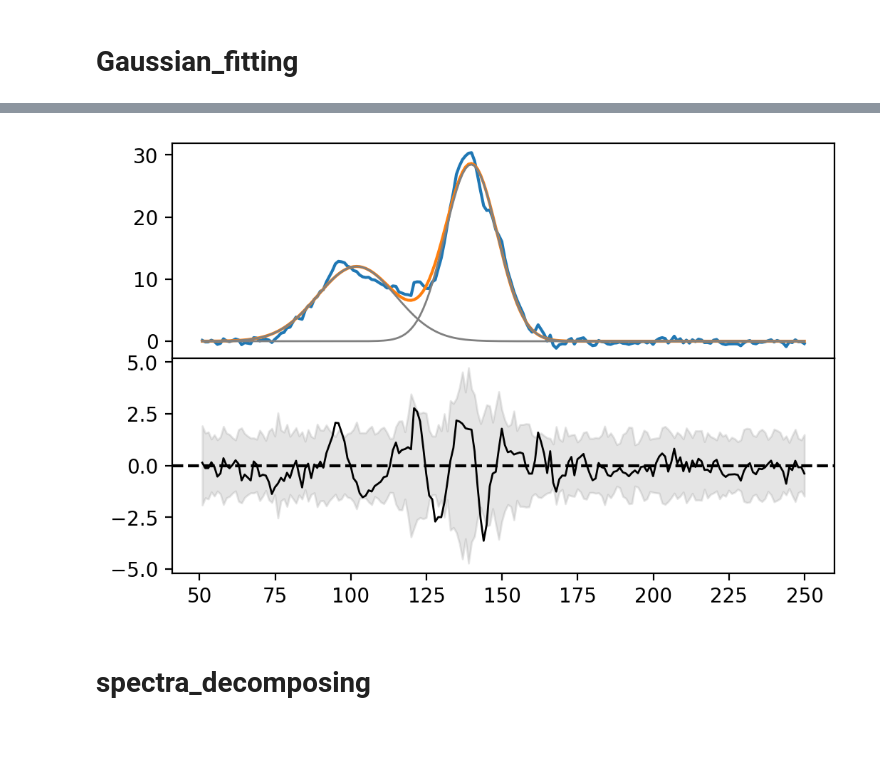
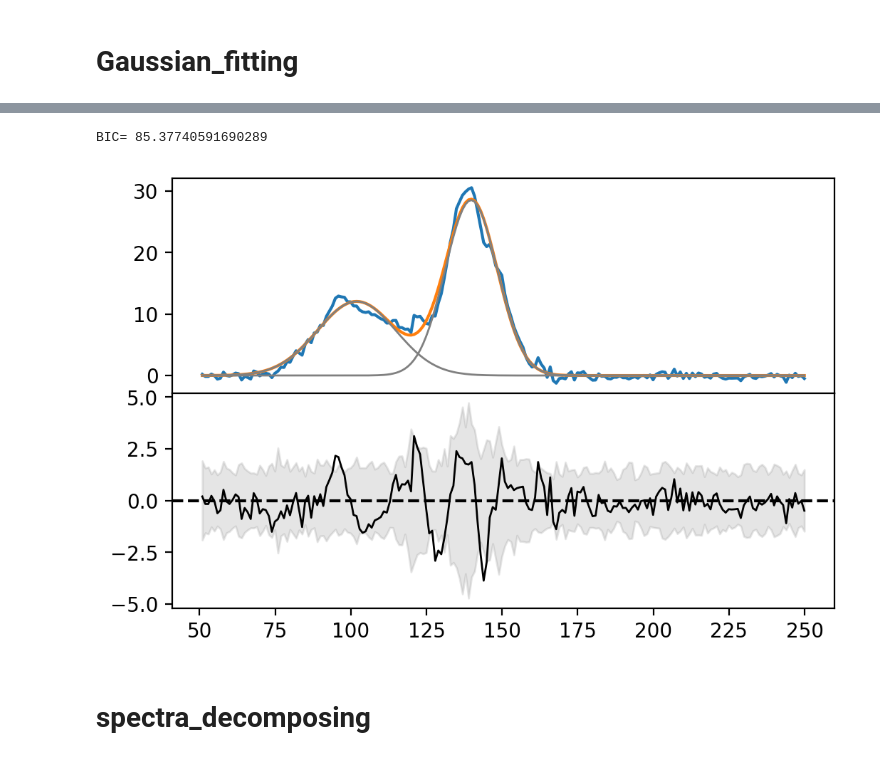
Before and after one commit to retarchen/Absorption_fitting, a Jupyter notebook: test.ipynb, the cells around one changed output, grey strips where cells are left out. Drawn from its saved outputs; the diff is of its cells as text; code cells hidden in the pictures.

```diff
--- a/test.ipynb
+++ b/test.ipynb
@@ -40,8 +37,9 @@ datapathbase='/d/bip5/hchen'
 # %% [markdown]
 # Gaussian_fitting
 # %%
-
-reload(Gf)
+reload(radiative_transfer.Gaussian_fitting)
+reload(radiative_transfer)
+from radiative_transfer import Gf
 a=parse('/d/bip5/hchen/SMC/GASKAP-HI_Pilot_Survey/spectra/J003037-742901_spec.vot')
 spectra_abs=a.get_first_table().to_table(use_names_over_ids=True)
 x=np.array(spectra_abs['velocity']/1000)
@@ -51,5 +49,6 @@ yemi=np.array(spectra_abs['em_mean'])
 yemi_err=np.array(spectra_abs['em_std'])
 p=np.argwhere((x>50)&(x<250)).flatten()
 #plt.plot(x[p],yemi[p])
-Gf.fitting_plot(x[p],yemi[p],yemi_err[p])
+gf=Gf(x[p],yemi[p],yemi_err[p])
+gf.fitting_plot()
 # %% [output]
@@ -60,6 +60,8 @@ final n= 2
 [figure]
 # %%
-reload(Gf)
+reload(radiative_transfer.Gaussian_fitting)
+reload(radiative_transfer)
+from radiative_transfer import Gf
 a=parse('/d/bip5/hchen/SMC/GASKAP-HI_Pilot_Survey/spectra/J003037-742901_spec.vot')
 spectra_abs=a.get_first_table().to_table(use_names_over_ids=True)
 x=np.array(spectra_abs['velocity']/1000)
@@ -69,6 +71,8 @@ yemi=np.array(spectra_abs['em_mean'])
 yemi_err=np.array(spectra_abs['em_std'])
 p=np.argwhere((x>50)&(x<250)).flatten()
 #plt.plot(x[p],yemi[p])
-Gf.fitting_plot(x[p],yemi[p],yemi_err[p],fit_mode='F_test')
+gf=Gf(x[p],yemi[p],yemi_err[p])
+gf.fit_mode= 'F_test'
+gf.fitting_plot()
 # %% [output]
 0.9999999999999999 2
@@ -79,17 +81,22 @@ Gf.fitting_plot(x[p],yemi[p],yemi_err[p],fit_mode='F_test')
 # %%
-reload(Gf)
+reload(radiative_transfer.Gaussian_fitting)
+reload(radiative_transfer)
+from radiative_transfer import Gf
 a=parse('/d/bip5/hchen/SMC/GASKAP-HI_Pilot_Survey/spectra/J003037-742901_spec.vot')
 spectra_abs=a.get_first_table().to_table(use_names_over_ids=True)
 x=np.array(spectra_abs['velocity']/1000)
 y=np.array(spectra_abs['opacity'])
 yerr=np.array(spectra_abs['sigma_opacity'])
 yemi=np.array(spectra_abs['em_mean'])
 yemi_err=np.array(spectra_abs['em_std'])
 p=np.argwhere((x>50)&(x<250)).flatten()
 #plt.plot(x[p],yemi[p])
-Gf.fitting_plot(x[p],yemi[p],yemi_err[p],x_peak=[150,100])
+gf=Gf(x[p],yemi[p],yemi_err[p])
+gf.x_peak=[150,100]
+gf.fitting_plot()
 # %% [output]
+BIC= 85.37740591690289
-[figure, old version]
+[figure, new version]
 # %% [markdown]
 # spectra_decomposing
 # %%
```
Also changed, not shown: parts of 13 cells of this notebook, 15 other files.
